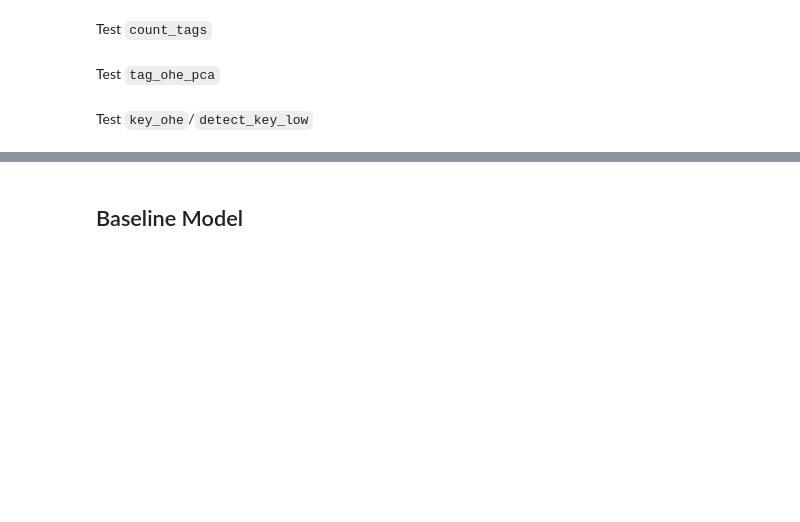
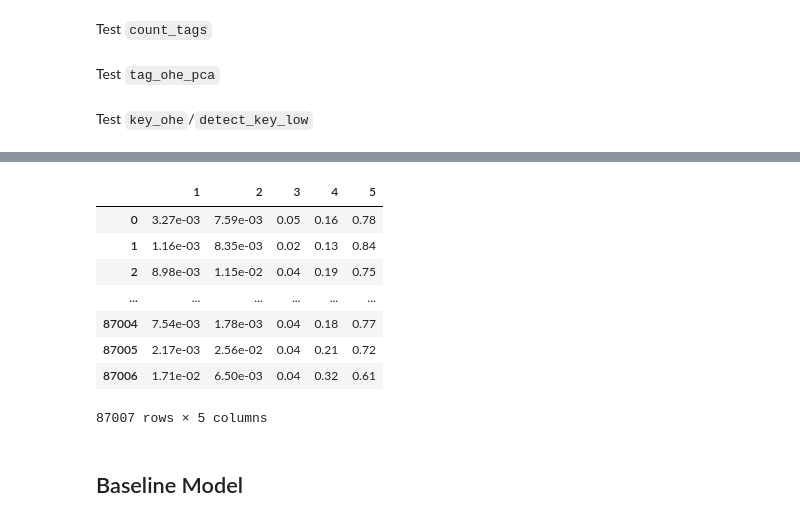
Before and after one commit to KevinBian107/dsc80_proj, a Jupyter notebook: model.ipynb, the cells around one changed output, grey strips where cells are left out. Cells and saved outputs as stored; diff of their text form; code cells hidden in the pictures; blank space fills up the shorter version.

```diff
--- a/model.ipynb
+++ b/model.ipynb
@@ -325,0 +381,24 @@ Test `key_ohe`/`detect_key_low`
+# %%
+class NaiveBayesEncoder(BaseEstimator, TransformerMixin):
+    def __init__(self):
+        self.model = MultinomialNB()
+
+    def make_tfidf_sum(self, df):
+        lst = df['name'].explode().astype(str).values
+        count = CountVectorizer(max_features=500).fit(lst)
+
+        tfidf = pd.DataFrame(count.transform(lst).toarray(),
+                             columns=count.get_feature_names_out())
+
+        return tfidf #pd.DataFrame(tfidf.sum(axis=1))
+
+    def fit(self, X, y):
+        X_fit = self.make_tfidf_sum(X)
+        #print(X_fit)
+
+        self.model.fit(X_fit, y)
+        return self
+
+    def transform(self, X):
+        X_transform = self.make_tfidf_sum(X)
+        return self.model.predict_proba(X_transform)
@@ -326,3 +421,19 @@ Test `key_ohe`/`detect_key_low`
+# %%
+naive_bayes = NaiveBayesEncoder().fit(X_train[['name']], y_train)
+# %%
+out = naive_bayes.transform(X_train[['name']])
+# %%
+pd.DataFrame(out, columns=[1,2,3,4,5])
+# %% [output]
+|  | 1 | 2 | 3 | 4 | 5 |
+| 0 | 3.27e-03 | 7.59e-03 | 0.05 | 0.16 | 0.78 |
+| 1 | 1.16e-03 | 8.35e-03 | 0.02 | 0.13 | 0.84 |
+| 2 | 8.98e-03 | 1.15e-02 | 0.04 | 0.19 | 0.75 |
+| ... | ... | ... | ... | ... | ... |
+| 87004 | 7.54e-03 | 1.78e-03 | 0.04 | 0.18 | 0.77 |
+| 87005 | 2.17e-03 | 2.56e-02 | 0.04 | 0.21 | 0.72 |
+| 87006 | 1.71e-02 | 6.50e-03 | 0.04 | 0.32 | 0.61 |
+87007 rows × 5 columns
 # %% [markdown]
 ## Baseline Model
 # %%
```
Also changed, not shown: parts of 30 cells of this notebook, 1 other file.
